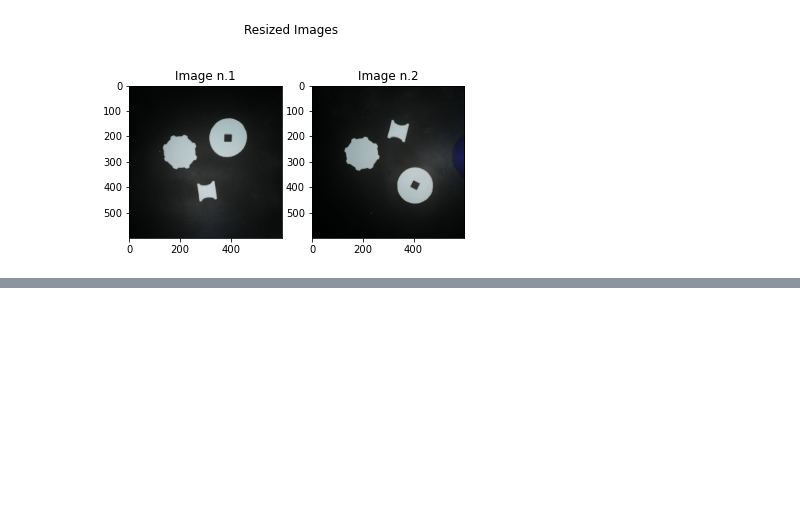
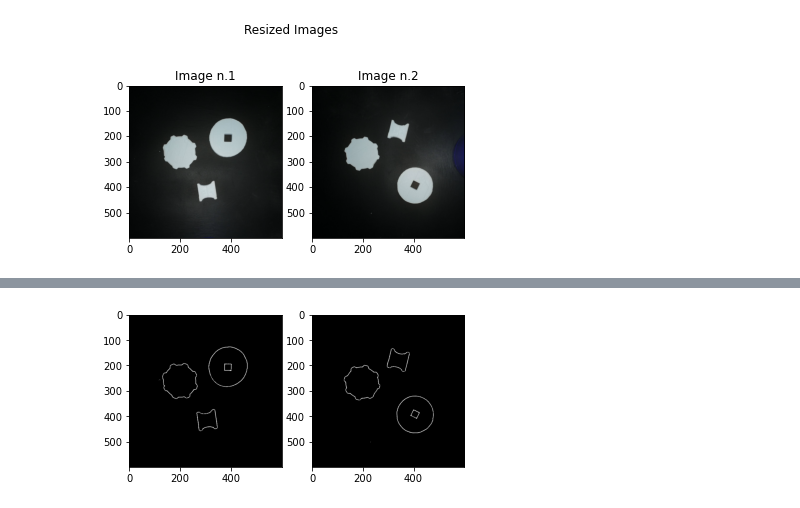
Before and after one commit to MarvinMVargas/Clase-de-Sistemas-de-Visi-n, a Jupyter notebook: PIA/VSNM_PIA.ipynb, the cells around one changed output, grey strips where cells are left out. Cells and saved outputs as stored; diff of their text form; code cells hidden in the pictures; blank space fills up the shorter version.

```diff
--- a/PIA/VSNM_PIA.ipynb
+++ b/PIA/VSNM_PIA.ipynb
@@ -55,0 +95,16 @@ fig, axs
+# %%
+treshold = 10
+
+binaryImgs = []
+
+
+for i in range(len(laplaceImgs)):
+    ret,thresh = cv.threshold(laplaceImgs[i],treshold,255,cv.THRESH_BINARY)
+    binaryImgs.append(thresh)
+
+fig, axs = plt.subplots(1,2)
+
+for i in range(len(binaryImgs)):
+    axs[i].imshow(binaryImgs[i],cmap = 'gray')
+# %% [output]
+[figure, added]
```
Also changed, not shown: parts of 6 cells of this notebook.
